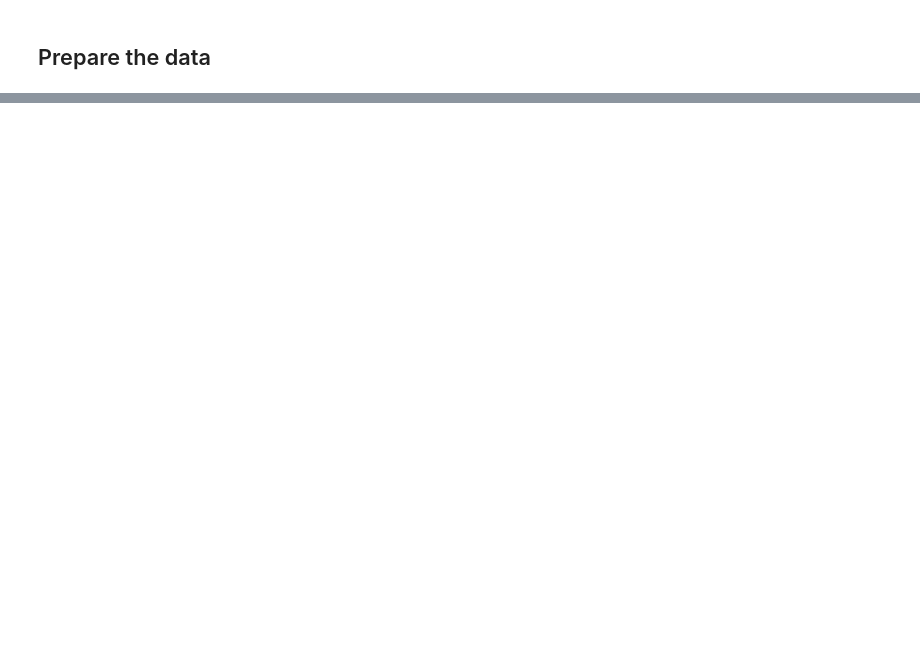
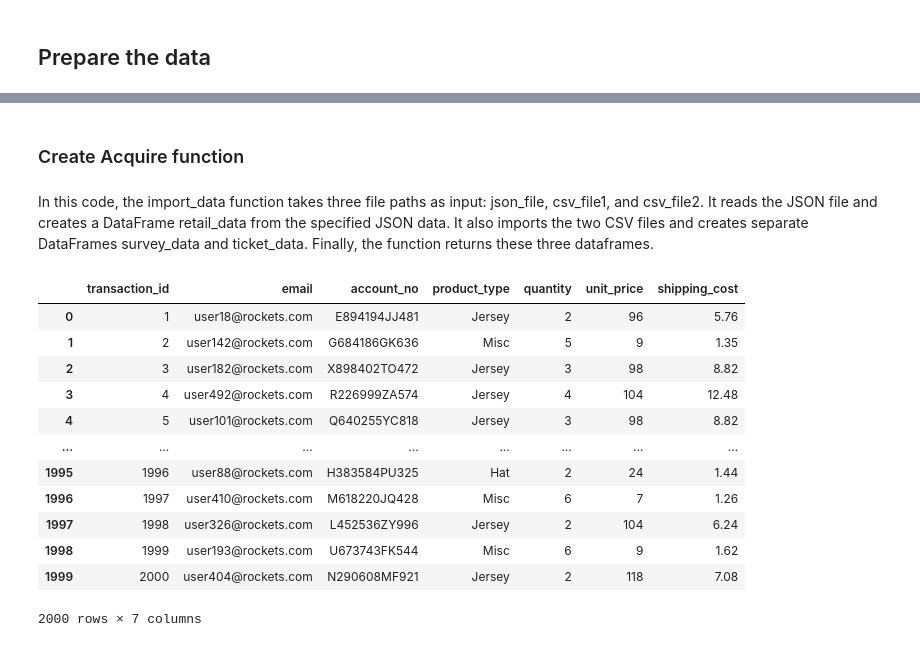
Before and after one commit to mil2tech/DE-NBA-HOU, a Jupyter notebook: jarrid_workbook.ipynb, the cells around one changed output, grey strips where cells are left out. Cells and saved outputs as stored; diff of their text form; code cells hidden in the pictures; blank space fills up the shorter version.

```diff
--- a/jarrid_workbook.ipynb
+++ b/jarrid_workbook.ipynb
@@ -164,0 +289,2 @@ memory usage: 859.5+ KB
+# %% [markdown]
+### Create Acquire function
@@ -164,0 +303,2 @@ memory usage: 859.5+ KB
+# %% [markdown]
+In this code, the import_data function takes three file paths as input: json_file, csv_file1, and csv_file2. It reads the JSON file and creates a DataFrame retail_data from the specified JSON data. It also imports the two CSV files and creates separate DataFrames survey_data and ticket_data. Finally, the function returns these three dataframes.
@@ -164,0 +312,16 @@ memory usage: 859.5+ KB
+# %%
+retail_data
+# %% [output]
+|  | transaction_id | email | account_no | product_type | quantity | unit_price | shipping_cost |
+| 0 | 1 | user18@rockets.com | E894194JJ481 | Jersey | 2 | 96 | 5.76 |
+| 1 | 2 | user142@rockets.com | G684186GK636 | Misc | 5 | 9 | 1.35 |
+| 2 | 3 | user182@rockets.com | X898402TO472 | Jersey | 3 | 98 | 8.82 |
+| 3 | 4 | user492@rockets.com | R226999ZA574 | Jersey | 4 | 104 | 12.48 |
+| 4 | 5 | user101@rockets.com | Q640255YC818 | Jersey | 3 | 98 | 8.82 |
+| ... | ... | ... | ... | ... | ... | ... | ... |
+| 1995 | 1996 | user88@rockets.com | H383584PU325 | Hat | 2 | 24 | 1.44 |
+| 1996 | 1997 | user410@rockets.com | M618220JQ428 | Misc | 6 | 7 | 1.26 |
+| 1997 | 1998 | user326@rockets.com | L452536ZY996 | Jersey | 2 | 104 | 6.24 |
+| 1998 | 1999 | user193@rockets.com | U673743FK544 | Misc | 6 | 9 | 1.62 |
+| 1999 | 2000 | user404@rockets.com | N290608MF921 | Jersey | 2 | 118 | 7.08 |
+2000 rows × 7 columns
```
Also changed, not shown: parts of 16 cells of this notebook.
